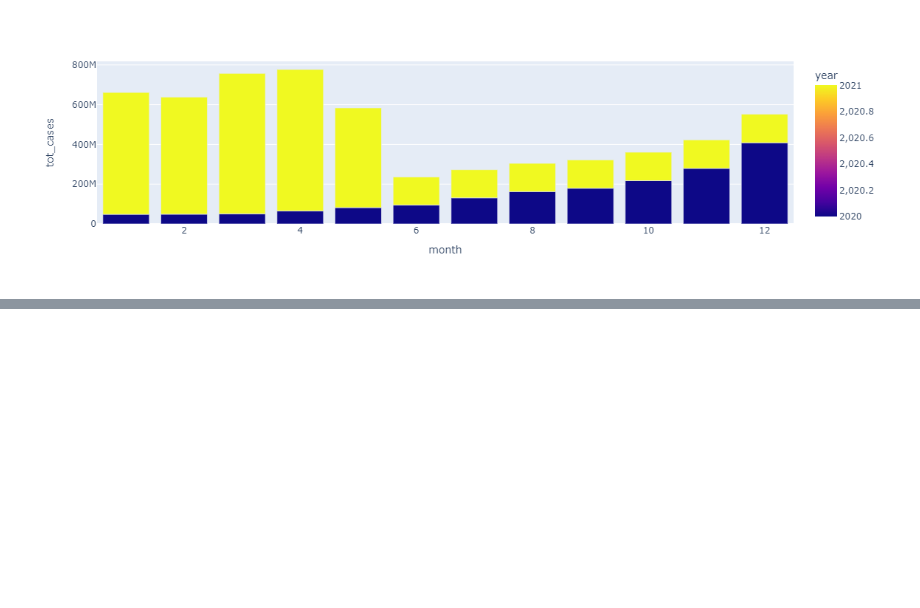
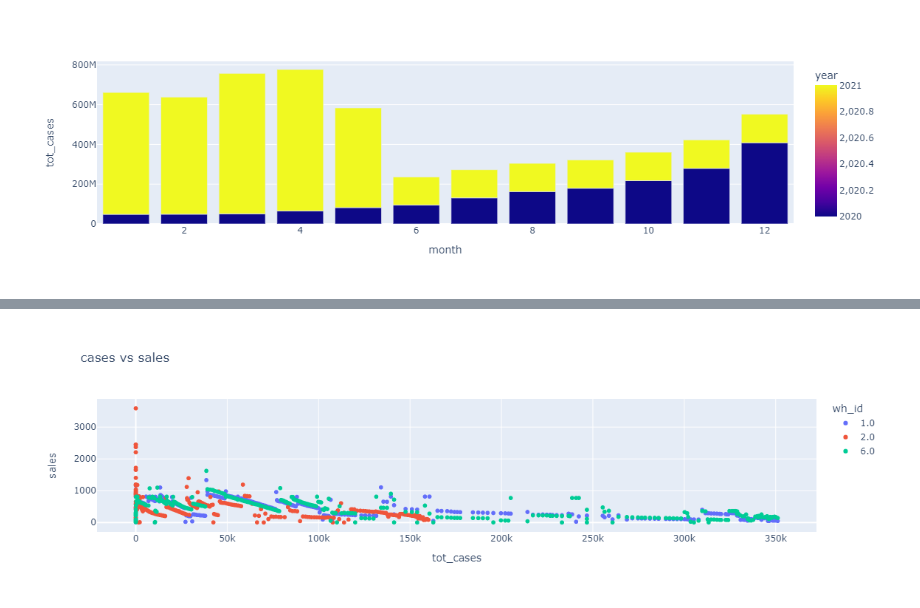
Before and after one commit to enugalamanideepreddy/Sigmoid-Time-Series-Hackathon, a Jupyter notebook: sigmoid.ipynb, the cells around one changed output, grey strips where cells are left out. Cells and saved outputs as stored; diff of their text form; code cells hidden in the pictures; blank space fills up the shorter version.

```diff
--- a/sigmoid.ipynb
+++ b/sigmoid.ipynb
@@ -224,0 +271,7 @@ px.bar(cov_eda,x='month',y='tot_cases',color = 'year')
+# %%
+cov['wh_id']=cov['wh_id'].astype('object')
+fig = px.scatter(cov[(cov.wh_id==1)|(cov.wh_id==2)|(cov.wh_id==6)], x="tot_cases", y="sales",
+                 title='cases vs sales',color='wh_id')
+fig.show()
+# %% [output]
+[figure, added]
```
Also changed, not shown: parts of 22 cells of this notebook, 1 other file.
